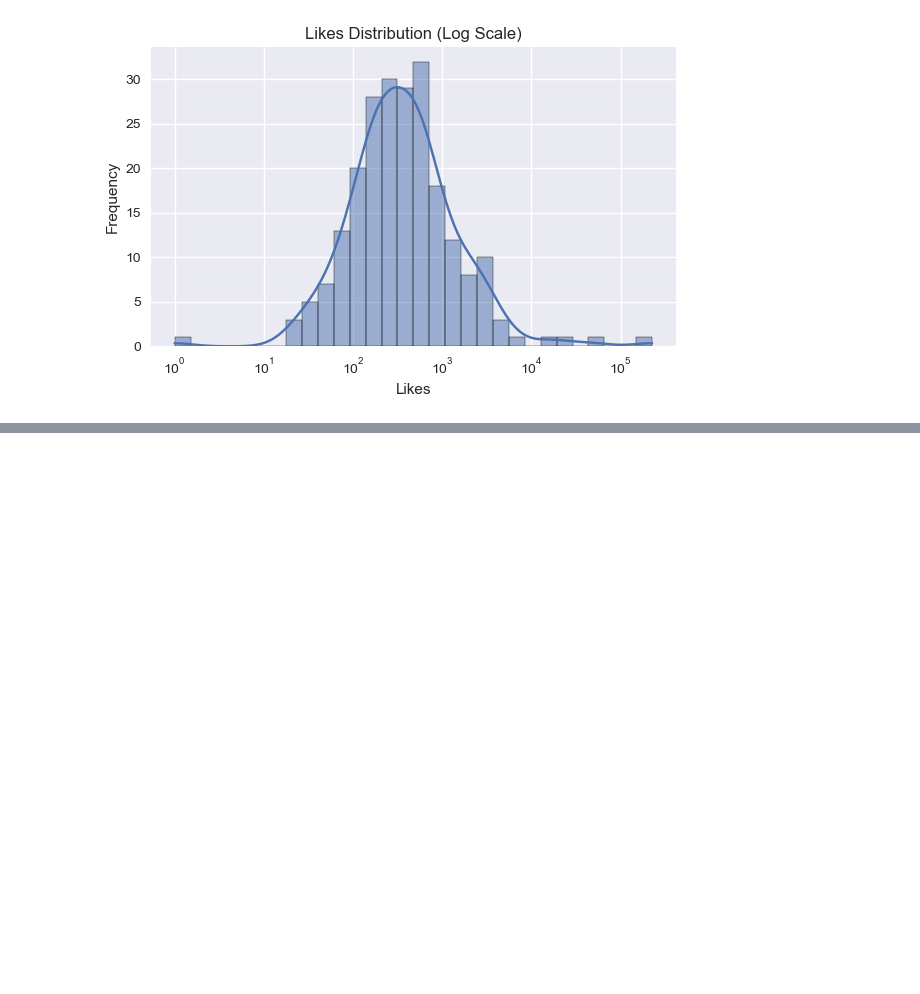
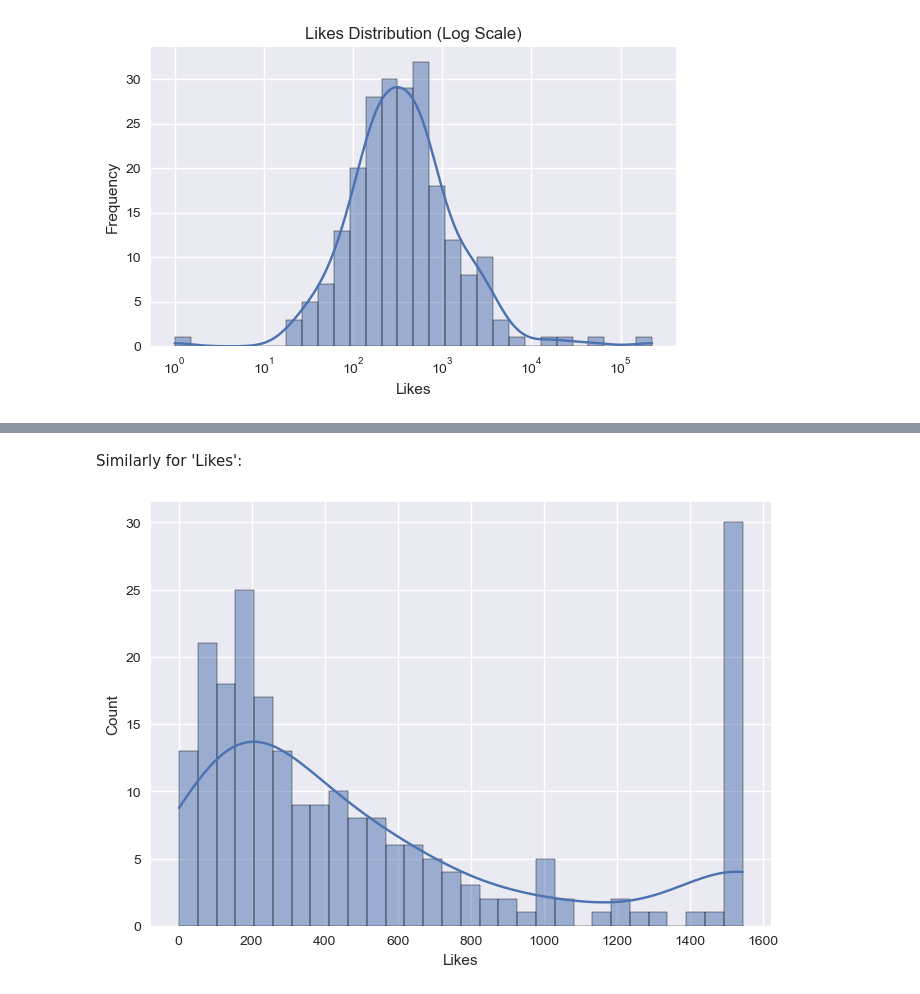
Before and after one commit to Destructor7453/kenjee_youtube_eda, a Jupyter notebook: notebooks/eda.ipynb, the cells around one changed output, grey strips where cells are left out. Cells and saved outputs as stored; diff of their text form; code cells hidden in the pictures; blank space fills up the shorter version.

```diff
--- a/notebooks/eda.ipynb
+++ b/notebooks/eda.ipynb
@@ -139,0 +189,7 @@ for col in ['Views', 'Likes']:
+# %% [markdown]
+Similarly for 'Likes':
+# %%
+sns.histplot(df_capped['Likes'], bins=30, kde=True)
+plt.show()
+# %% [output]
+[figure, added]
```
Also changed, not shown: parts of 12 cells of this notebook.
